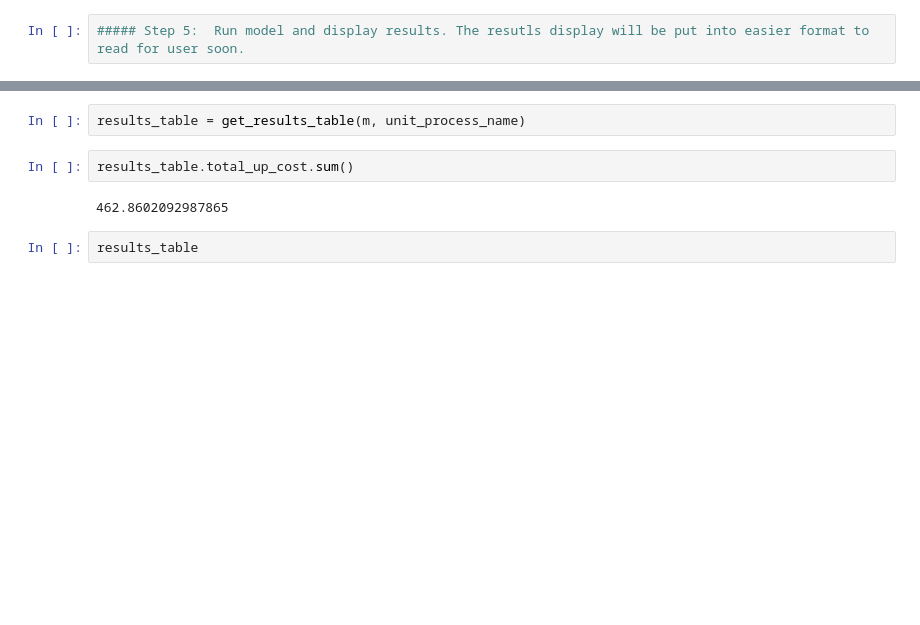
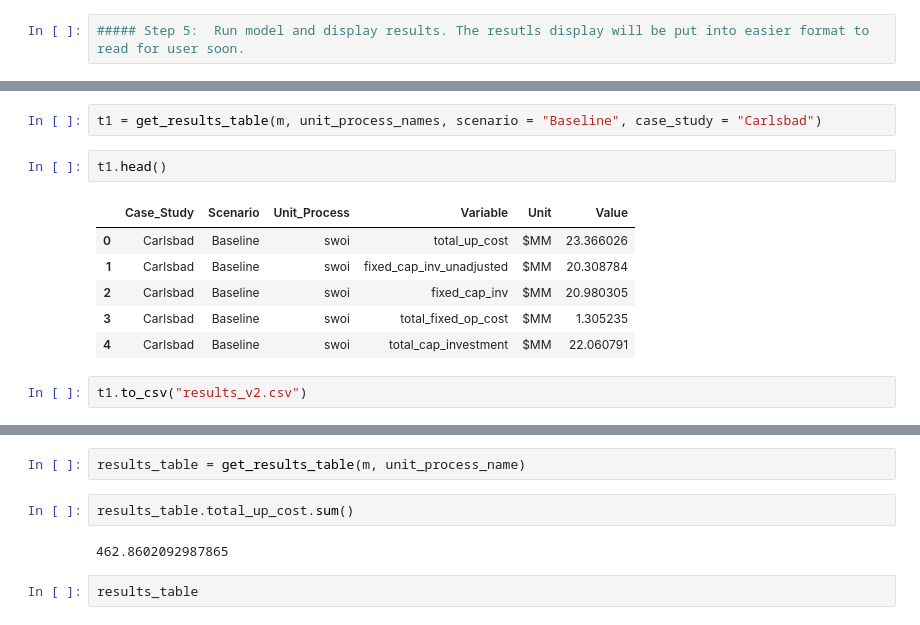
Before and after one commit to NREL/WaterTAP3, a Jupyter notebook: IDAES-WaterTAP3_v2/WaterTAP3_RunTrain_Tutorial-Carlsbad_Jan23_MC_working.ipynb, the cells around one changed output, grey strips where cells are left out. Drawn from its saved outputs; the diff is of its cells as text; blank space fills up the shorter version.

```diff
--- a/IDAES-WaterTAP3_v2/WaterTAP3_RunTrain_Tutorial-Carlsbad_Jan23_MC_working.ipynb
+++ b/IDAES-WaterTAP3_v2/WaterTAP3_RunTrain_Tutorial-Carlsbad_Jan23_MC_working.ipynb
@@ -128,0 +205,13 @@ def get_results_table(model, unit_process_name):
+# %%
+t1 = get_results_table(m, unit_process_names, scenario = "Baseline", case_study = "Carlsbad")
+# %%
+t1.head()
+# %% [output]
+|  | Case_Study | Scenario | Unit_Process | Variable | Unit | Value |
+| 0 | Carlsbad | Baseline | swoi | total_up_cost | $MM | 23.366026 |
+| 1 | Carlsbad | Baseline | swoi | fixed_cap_inv_unadjusted | $MM | 20.308784 |
+| 2 | Carlsbad | Baseline | swoi | fixed_cap_inv | $MM | 20.980305 |
+| 3 | Carlsbad | Baseline | swoi | total_fixed_op_cost | $MM | 1.305235 |
+| 4 | Carlsbad | Baseline | swoi | total_cap_investment | $MM | 22.060791 |
+# %%
+t1.to_csv("results_v2.csv")
```
Also changed, not shown: parts of 17 cells of this notebook, 20 other files.
